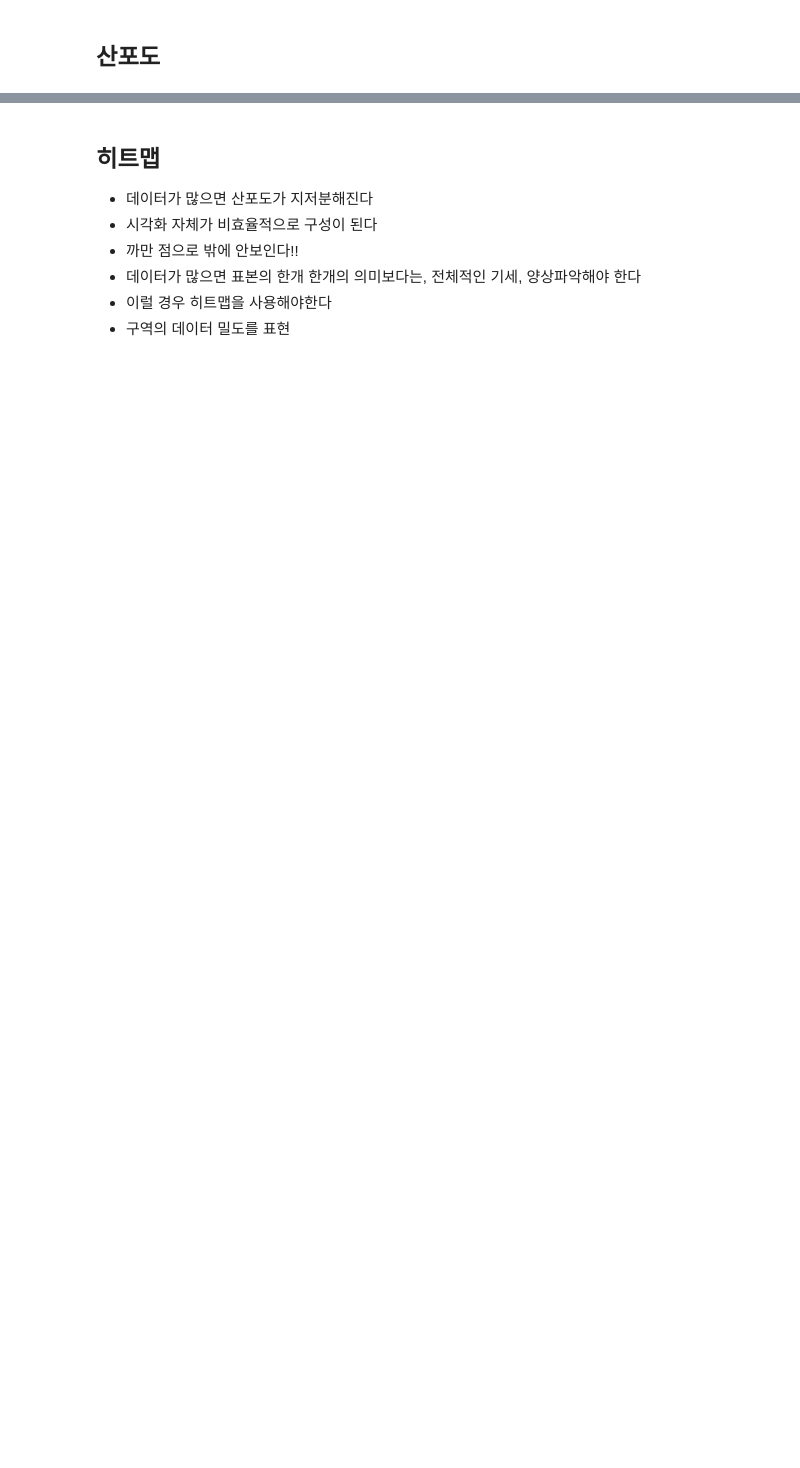
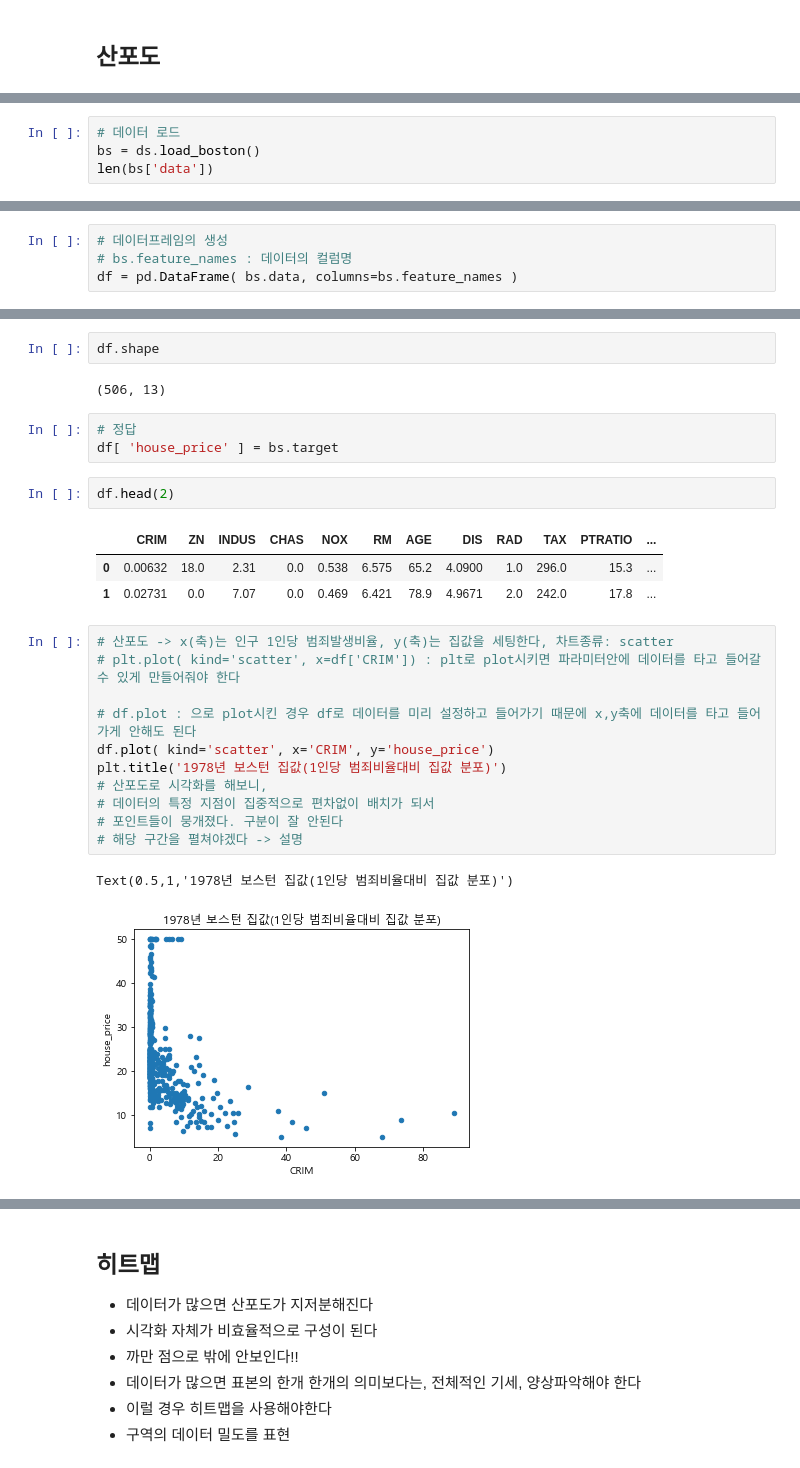
Before and after one commit to JeongsuMoon1/py_projects, a Jupyter notebook: analysis/pandas/basic/시각화.ipynb, the cells around one changed output, grey strips where cells are left out. Cells and saved outputs as stored; diff of their text form; blank space fills up the shorter version.

```diff
--- a/analysis/pandas/basic/시각화.ipynb
+++ b/analysis/pandas/basic/시각화.ipynb
@@ -138,0 +203,4 @@ Text(0.5,0.98,'종별 전체 측정값 비교')
+# %%
+# 데이터 로드
+bs = ds.load_boston()
+len(bs['data'])
@@ -138,0 +213,4 @@ Text(0.5,0.98,'종별 전체 측정값 비교')
+# %%
+# 데이터프레임의 생성
+# bs.feature_names : 데이터의 컬럼명
+df = pd.DataFrame( bs.data, columns=bs.feature_names )
@@ -138,0 +228,27 @@ Text(0.5,0.98,'종별 전체 측정값 비교')
+# %%
+df.shape
+# %% [output]
+(506, 13)
+# %%
+# 정답
+df[ 'house_price' ] = bs.target
+# %%
+df.head(2)
+# %% [output]
+|  | CRIM | ZN | INDUS | CHAS | NOX | RM | AGE | DIS | RAD | TAX | PTRATIO | ... |
+| 0 | 0.00632 | 18.0 | 2.31 | 0.0 | 0.538 | 6.575 | 65.2 | 4.0900 | 1.0 | 296.0 | 15.3 | ... |
+| 1 | 0.02731 | 0.0 | 7.07 | 0.0 | 0.469 | 6.421 | 78.9 | 4.9671 | 2.0 | 242.0 | 17.8 | ... |
+# %%
+# 산포도 -> x(축)는 인구 1인당 범죄발생비율, y(축)는 집값을 세팅한다, 차트종류: scatter
+# plt.plot( kind='scatter', x=df['CRIM']) : plt로 plot시키면 파라미터안에 데이터를 타고 들어갈 수 있게 만들어줘야 한다
+
+# df.plot : 으로 plot시킨 경우 df로 데이터를 미리 설정하고 들어가기 때문에 x,y축에 데이터를 타고 들어가게 안해도 된다
+df.plot( kind='scatter', x='CRIM', y='house_price')
+plt.title('1978년 보스턴 집값(1인당 범죄비율대비 집값 분포)')
+# 산포도로 시각화를 해보니,
+# 데이터의 특정 지점이 집중적으로 편차없이 배치가 되서
+# 포인트들이 뭉개졌다. 구분이 잘 안된다
+# 해당 구간을 펼쳐야겠다 -> 설명
+# %% [output]
+Text(0.5,1,'1978년 보스턴 집값(1인당 범죄비율대비 집값 분포)')
+[figure, added]
```
Also changed, not shown: parts of 21 cells of this notebook, 4 other files.
